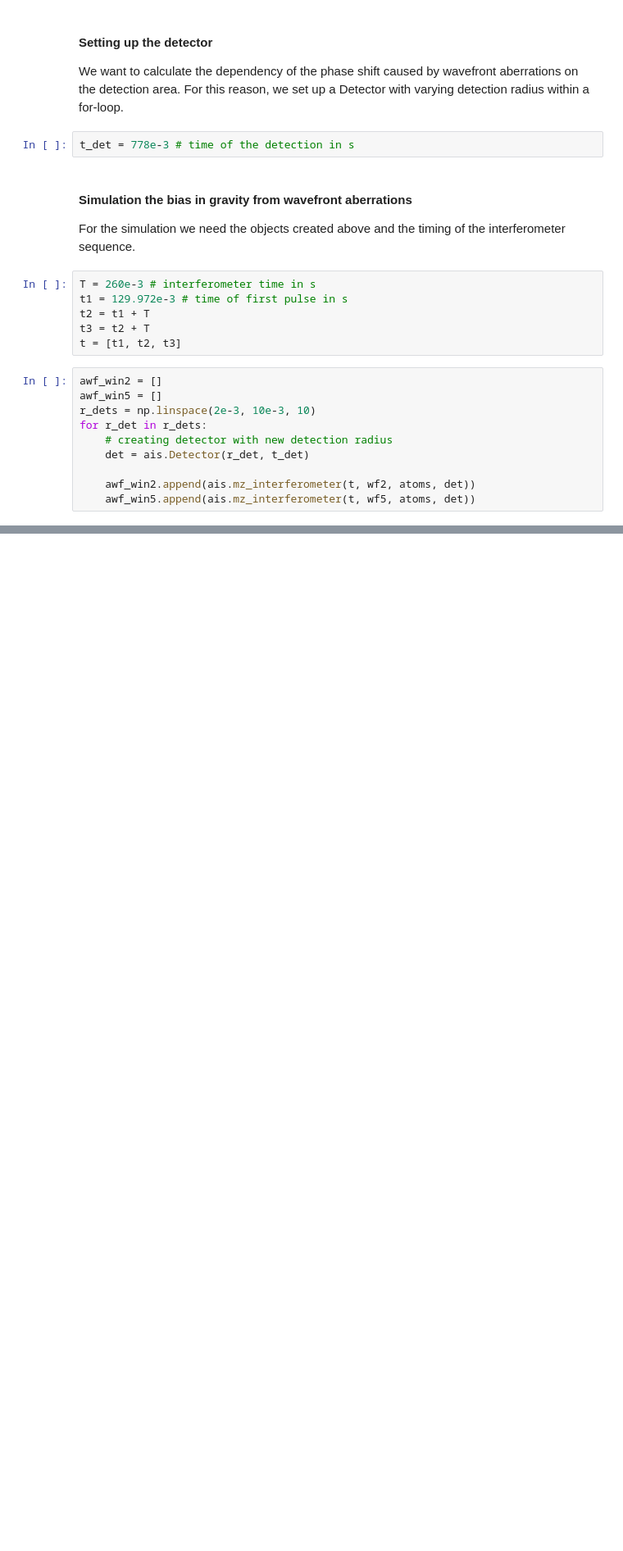
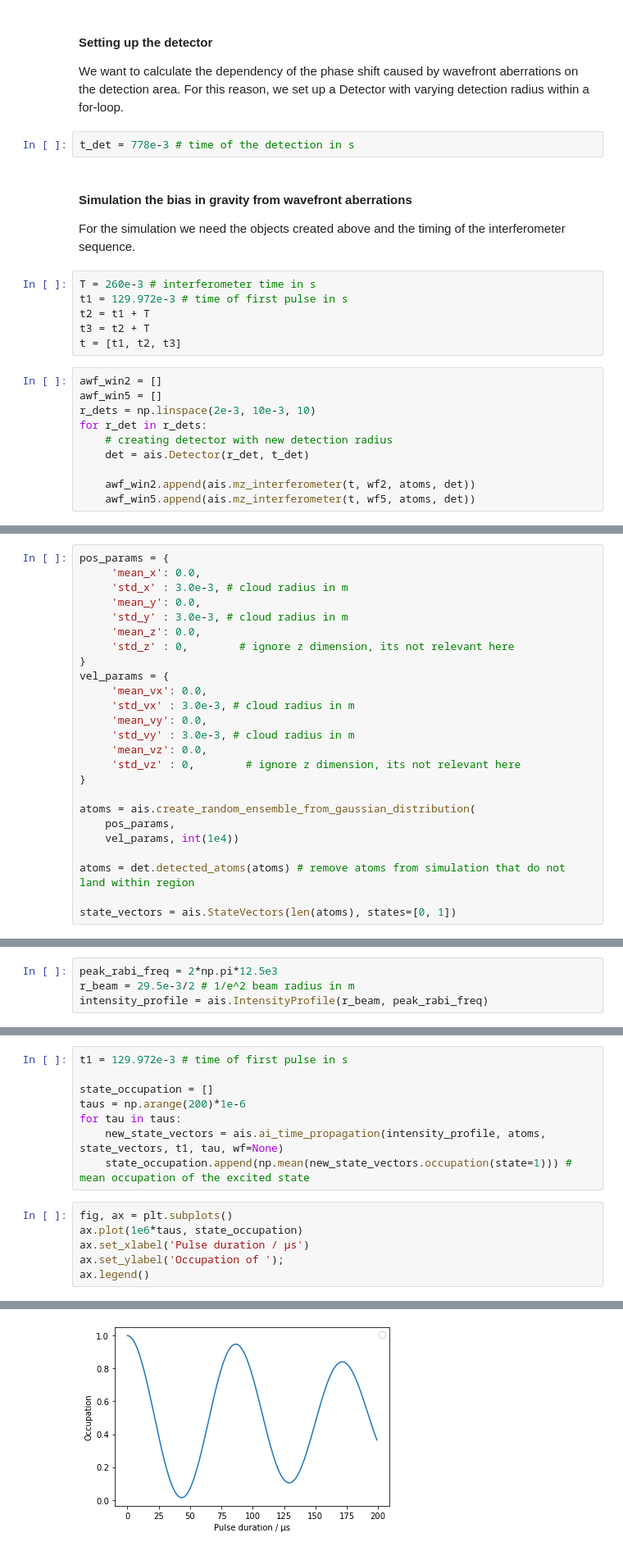
Before and after one commit to bleykauf/aisim, a Jupyter notebook: examples/README.ipynb, the cells around one changed output, grey strips where cells are left out. Shown at 82% size. Drawn from its saved outputs; the diff is of its cells as text; blank space fills up the shorter version.

Commit message:
new class StateVectors

```diff
--- a/examples/README.ipynb
+++ b/examples/README.ipynb
@@ -159,0 +173,25 @@ ax.legend()
+# %%
+pos_params = {
+     'mean_x': 0.0,
+     'std_x' : 3.0e-3, # cloud radius in m
+     'mean_y': 0.0,
+     'std_y' : 3.0e-3, # cloud radius in m
+     'mean_z': 0.0,
+     'std_z' : 0,        # ignore z dimension, its not relevant here
+}
+vel_params = {
+     'mean_vx': 0.0,
+     'std_vx' : 3.0e-3, # cloud radius in m
+     'mean_vy': 0.0,
+     'std_vy' : 3.0e-3, # cloud radius in m
+     'mean_vz': 0.0,
+     'std_vz' : 0,        # ignore z dimension, its not relevant here
+}
+
+atoms = ais.create_random_ensemble_from_gaussian_distribution(
+    pos_params,
+    vel_params, int(1e4))
+
+atoms = det.detected_atoms(atoms) # remove atoms from simulation that do not land within region
+
+state_vectors = ais.StateVectors(len(atoms), states=[0, 1])
@@ -159,0 +200,4 @@ ax.legend()
+# %%
+peak_rabi_freq = 2*np.pi*12.5e3
+r_beam = 29.5e-3/2 # 1/e^2 beam radius in m
+intensity_profile = ais.IntensityProfile(r_beam, peak_rabi_freq)
@@ -159,0 +206,15 @@ ax.legend()
+# %%
+t1 = 129.972e-3 # time of first pulse in s
+
+state_occupation = []
+taus = np.arange(200)*1e-6
+for tau in taus:
+    new_state_vectors = ais.ai_time_propagation(intensity_profile, atoms, state_vectors, t1, tau, wf=None)
+    state_occupation.append(np.mean(new_state_vectors.occupation(state=1))) # mean occupation of the excited state
+# %%
+fig, ax = plt.subplots()
+ax.plot(1e6*taus, state_occupation)
+ax.set_xlabel('Pulse duration / μs')
+ax.set_ylabel('Occupation of ');
+ax.legend()
+# %% [output]
@@ -159,0 +223 @@ ax.legend()
+[figure, added]
```
Also changed, not shown: parts of 10 cells of this notebook, 3 other files.
